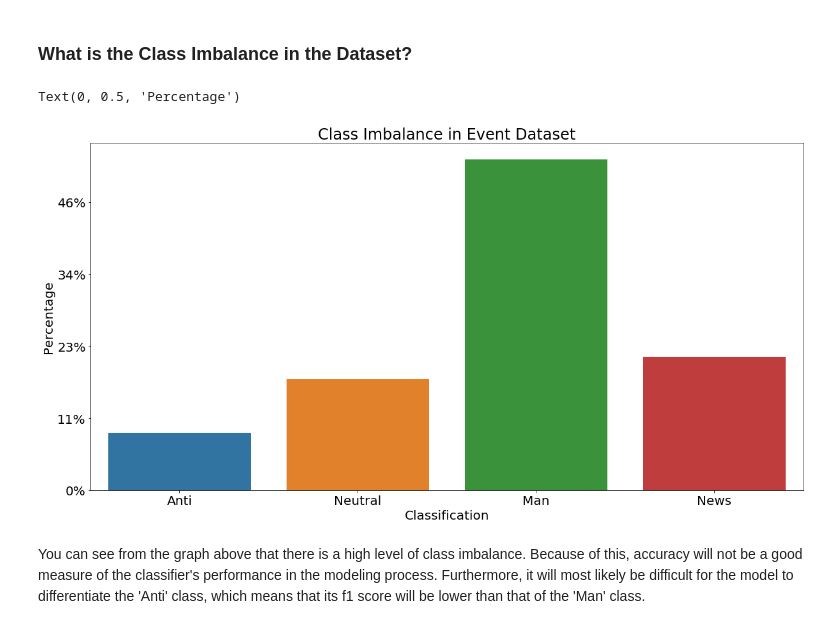
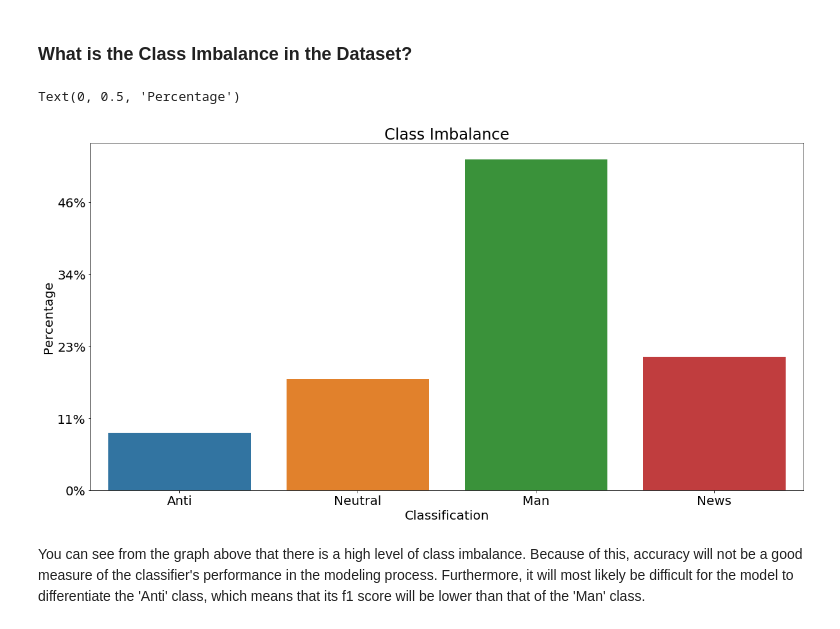
Before and after one commit to mwirtz946/climate_change_donation_analysis, a Jupyter notebook: final_notebook.ipynb, the cells around one changed output. Saved outputs shown, nothing was run; the diff lists cells and outputs as text; code cells hidden in the pictures.

Commit message:
changing mistake in class imbalance graph

```diff
--- a/final_notebook.ipynb
+++ b/final_notebook.ipynb
@@ -209,20 +209,20 @@ data = pd.read_csv('./building_classifier/data/twitter_sentiment_data.csv')
 # %%
 # Getting the length of each class subset
 class_imbalance = [len(data[data.sentiment == -1]),
                    len(data[data.sentiment == 0]),
                    len(data[data.sentiment == 1]),
                    len(data[data.sentiment == 2])]
 
 # graphing class imbalance
 fig, ax = plt.subplots(figsize=(20,10))
 sns.barplot(class_labels, class_imbalance, ax = ax)
 ax.yaxis.set_major_formatter(mtick.PercentFormatter(43943))
-plt.title('Class Imbalance in Event Dataset')
+plt.title('Class Imbalance')
 plt.xlabel('Classification')
 plt.ylabel('Percentage')
 # %% [output]
 Text(0, 0.5, 'Percentage')
-[figure, old version]
+[figure, new version]
 # %% [markdown]
 You can see from the graph above that there is a high level of class imbalance. Because of this, accuracy will not be a good measure of the classifier's performance in the modeling process. Furthermore, it will most likely be difficult for the model to differentiate the 'Anti' class, which means that its f1 score will be lower than that of the 'Man' class.
 # %% [markdown]
```
Also changed, not shown: 1 other file.
